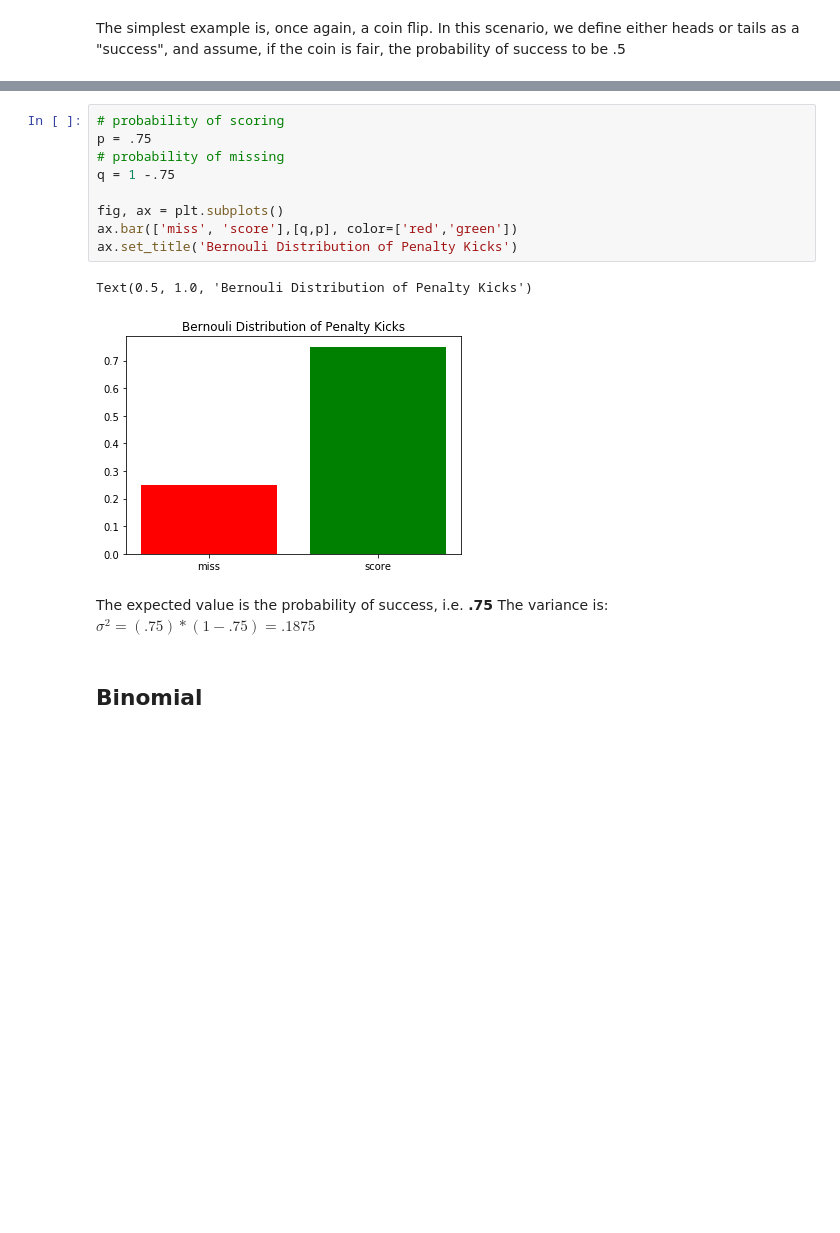
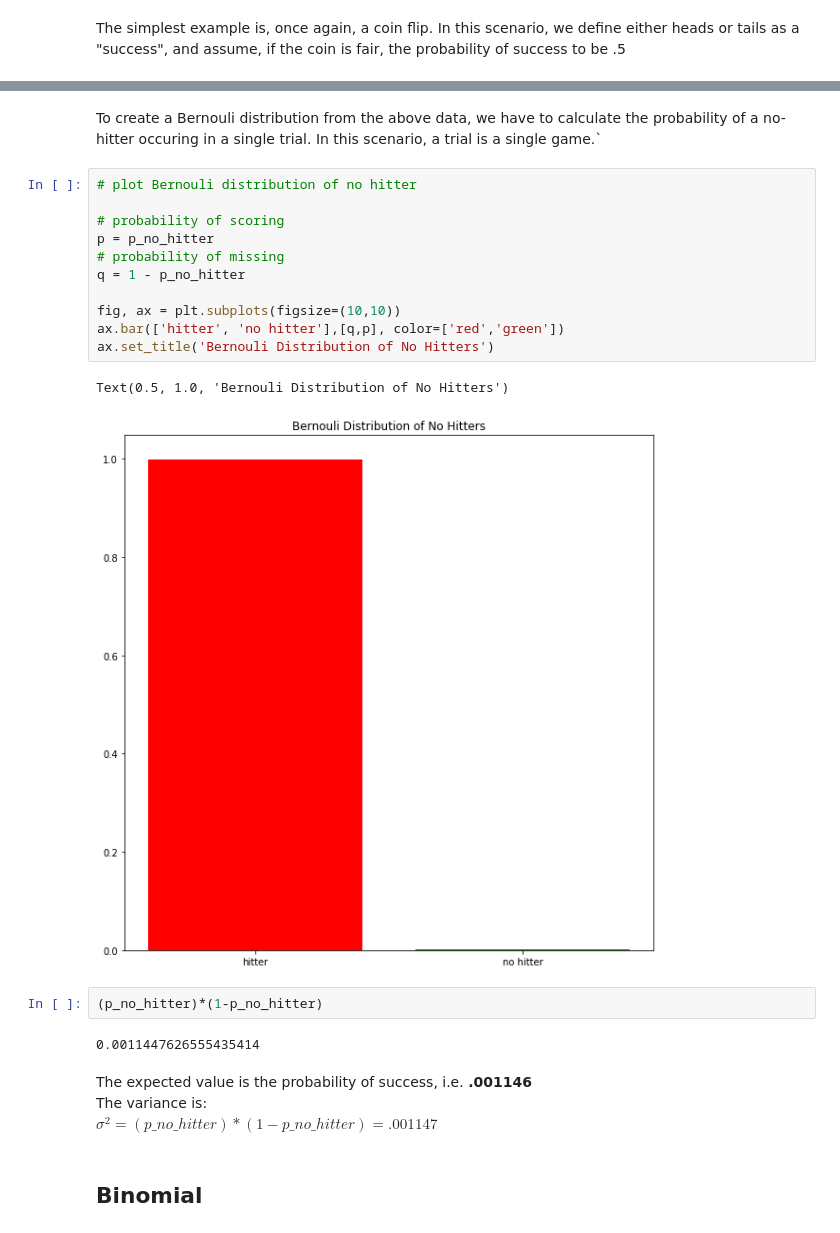
Before and after one commit to Caellwyn/distributions_ds-west-082420, a Jupyter notebook: index.ipynb, the cells around one changed output, grey strips where cells are left out. Saved outputs shown, nothing was run; the diff lists cells and outputs as text; blank space fills up the shorter version.

```diff
--- a/index.ipynb
+++ b/index.ipynb
@@ -550,19 +563,27 @@ Let's assume the probability of scoring a goal is .75, the Bernouli distribution
+# %% [markdown]
+To create a Bernouli distribution from the above data, we have to calculate the probability of a no-hitter occuring in a single trial.  In this scenario, a trial is a single game.`
 # %%
+# plot Bernouli distribution of no hitter
+
 # probability of scoring
-p = .75
+p = p_no_hitter
 # probability of missing
-q = 1 -.75
+q = 1 - p_no_hitter
 
-fig, ax = plt.subplots()
-ax.bar(['miss', 'score'],[q,p], color=['red','green'])
-ax.set_title('Bernouli Distribution of Penalty Kicks')
+fig, ax = plt.subplots(figsize=(10,10))
+ax.bar(['hitter', 'no hitter'],[q,p], color=['red','green'])
+ax.set_title('Bernouli Distribution of No Hitters')
 # %% [output]
-Text(0.5, 1.0, 'Bernouli Distribution of Penalty Kicks')
+Text(0.5, 1.0, 'Bernouli Distribution of No Hitters')
-[figure, old version]
+[figure, new version]
+# %%
+(p_no_hitter)*(1-p_no_hitter)
+# %% [output]
+0.0011447626555435414
 # %% [markdown]
-The expected value is the probability of success, i.e. **.75**
+The expected value is the probability of success, i.e. **.001146**
 The variance is:
-$\sigma^2 = (.75)*(1-.75) = .1875 $
+$\sigma^2 = (p\_no\_hitter)*(1-p\_no\_hitter) = .001147 $
 # %% [markdown]
 ## Binomial
 # %% [markdown]
```
Also changed, not shown: parts of 50 cells of this notebook, 15 other files.
